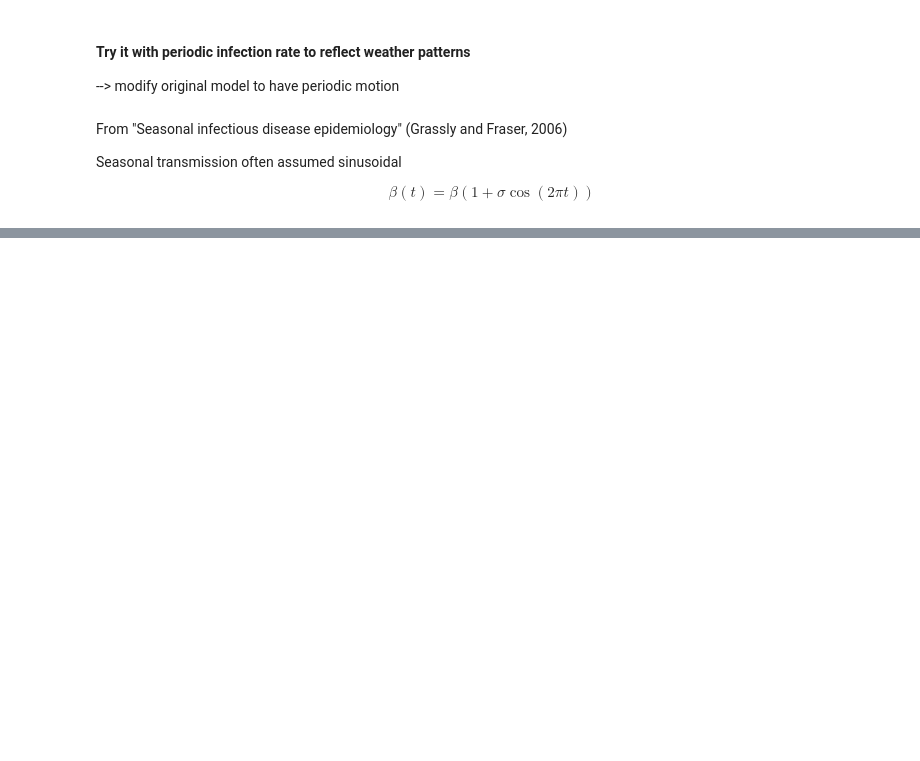
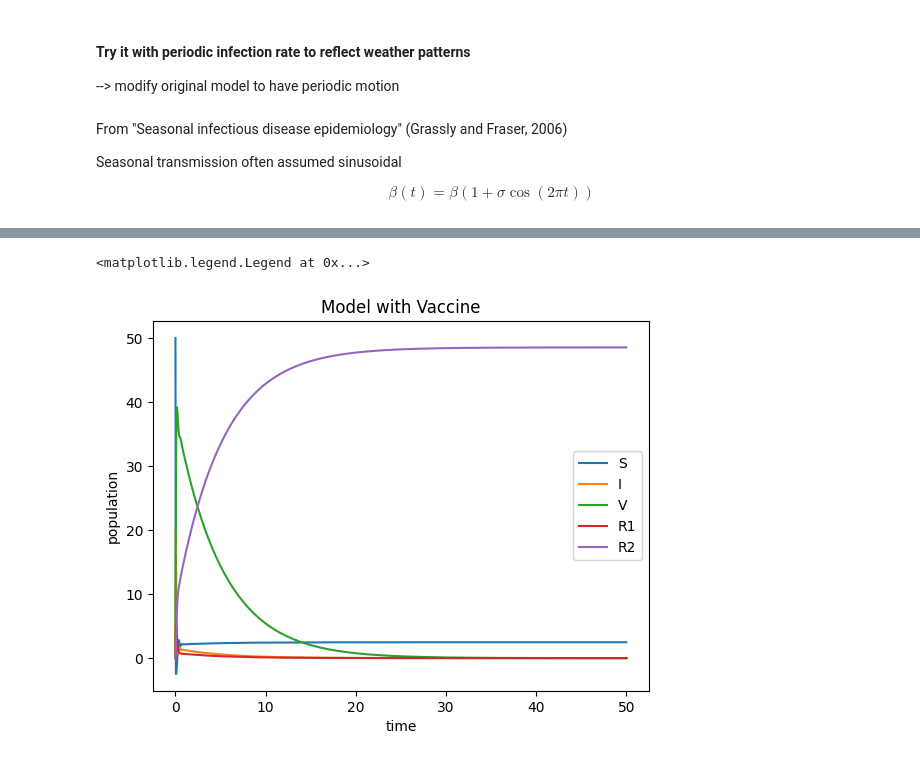
Before and after one commit to ACME-Vol4-Project1/save-axolotls, a Jupyter notebook: model.ipynb, the cells around one changed output, grey strips where cells are left out. Cells and saved outputs as stored; diff of their text form; code cells hidden in the pictures; blank space fills up the shorter version.

```diff
--- a/model.ipynb
+++ b/model.ipynb
@@ -92,0 +97,33 @@ plt.legend()
+# %%
+def model_with_vaccine(t, y, params=[10, 5, 1, 20, 5, 10]):
+    S, I, V, R1, R2 = y
+    alpha, gamma, eta, zeta, beta, delta = params
+
+    # introduce periodic seasonal transmission
+    sigma = 5    # amplitude of seasonal variation in transmission
+    # alpha = alpha1*(1 + sigma*np.cos(2*np.pi*t))
+
+    dy = [
+        -alpha*I*S - gamma*I*R1 + eta*V,             # dS
+        alpha*I*S + gamma*I*R1 - zeta*I - beta*I,    # dI
+        zeta*I - eta*V,                              # dV
+        beta*I - delta*R1,                           # dR1
+        delta*R1                                     # dR2
+    ]
+    return dy
+# %%
+sol = solve_ivp(model_with_vaccine, t_span=[0, 50], y0=[50, 1, 0, 0, 0], t_eval=np.linspace(0, 50, 1000))
+t_vals = np.linspace(0, 50, 1000)
+plt.plot(sol.t, sol.y[0], label='S')
+plt.plot(sol.t, sol.y[1], label="I")
+plt.plot(sol.t, sol.y[2], label="V")
+plt.plot(sol.t, sol.y[3], label="R1")
+plt.plot(sol.t, sol.y[4], label="R2")
+plt.title("Model with Vaccine")
+plt.xlabel("time")
+plt.ylabel("population")
+# plt.ylim(0, 100)
+plt.legend()
+# %% [output]
+<matplotlib.legend.Legend at 0x...>
+[figure, added]
```
Also changed, not shown: parts of 5 cells of this notebook.
